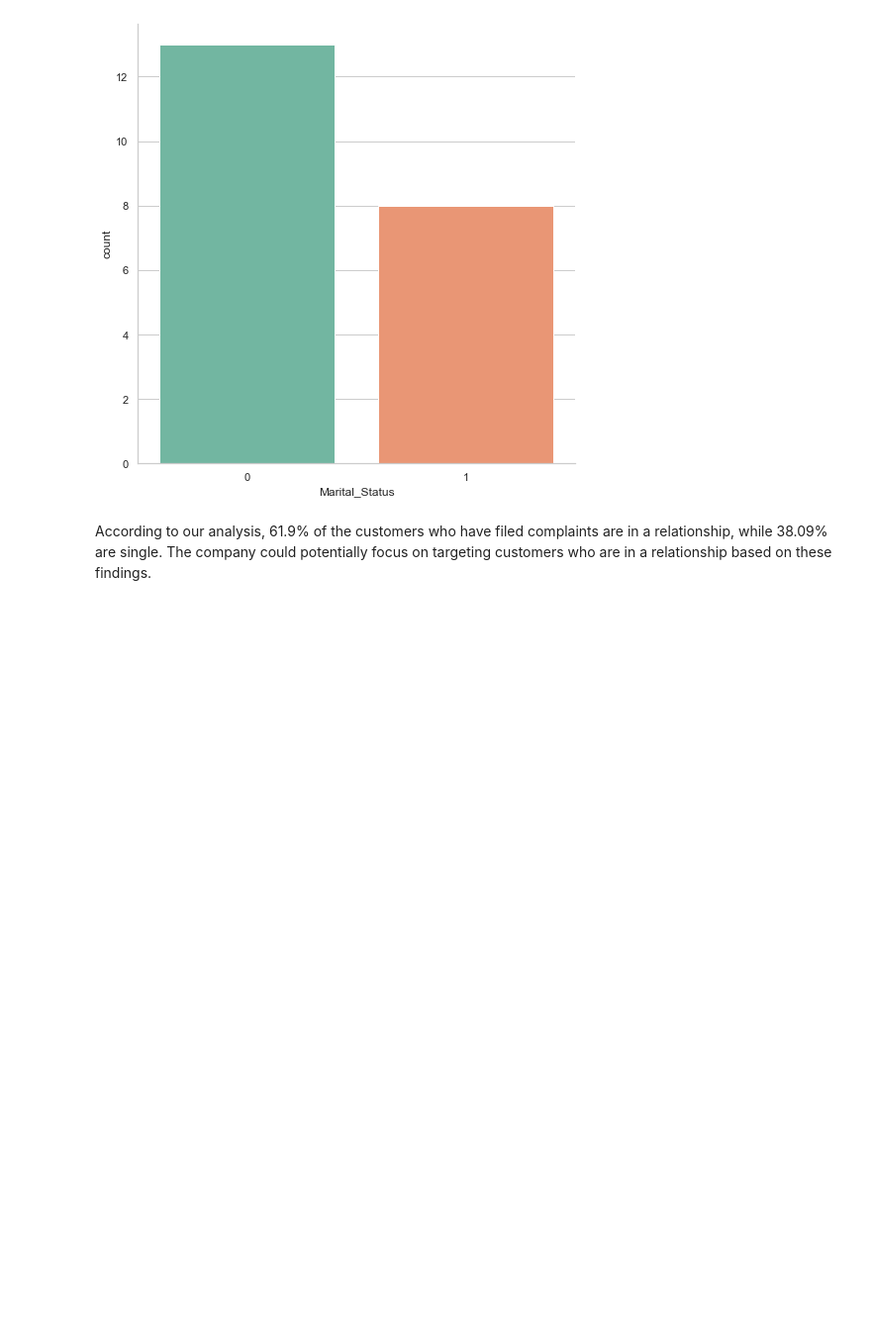
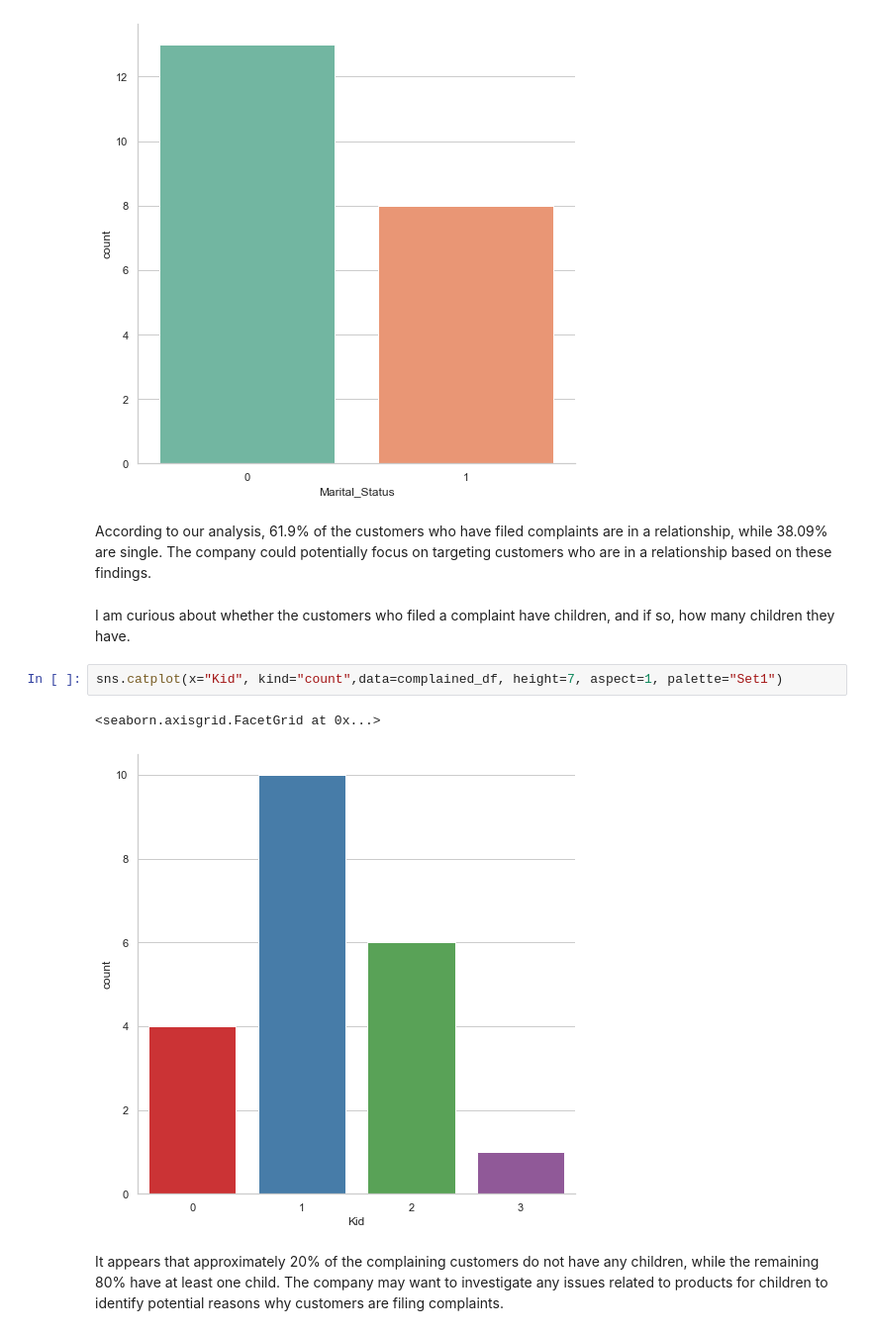
Before and after one commit to utkuozbudak/customer_personality_analysis, a Jupyter notebook: customer_analysis.ipynb, the cells around one changed output. Shown: that part at 99% size. Saved outputs shown, nothing was run; the diff lists cells and outputs as text; blank space fills up the shorter version.

```diff
--- a/customer_analysis.ipynb
+++ b/customer_analysis.ipynb
@@ -319,3 +319,12 @@ Name: Marital_Status, dtype: float64
 [figure]
 # %% [markdown]
 According to our analysis, 61.9% of the customers who have filed complaints are in a relationship, while 38.09% are single. The company could potentially focus on targeting customers who are in a relationship based on these findings.
+# %% [markdown]
+I am curious about whether the customers who filed a complaint have children, and if so, how many children they have.
+# %%
+sns.catplot(x="Kid", kind="count",data=complained_df, height=7, aspect=1, palette="Set1")
+# %% [output]
+<seaborn.axisgrid.FacetGrid at 0x...>
+[figure, added]
+# %% [markdown]
+ It appears that approximately 20% of the complaining customers do not have any children, while the remaining 80% have at least one child. The company may want to investigate any issues related to products for children to identify potential reasons why customers are filing complaints.
```
Also changed, not shown: parts of 2 cells of this notebook.
